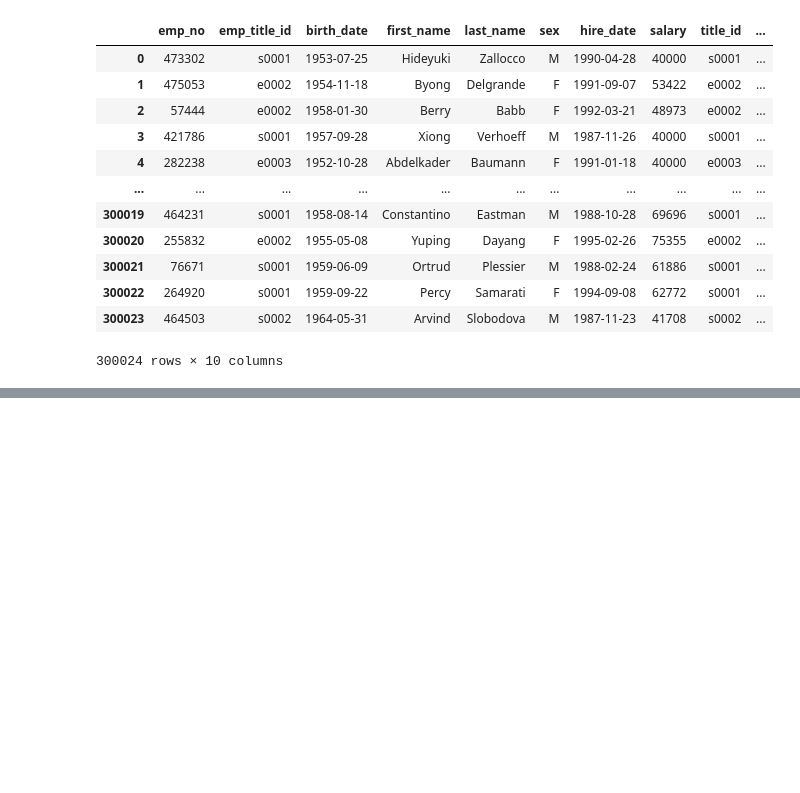
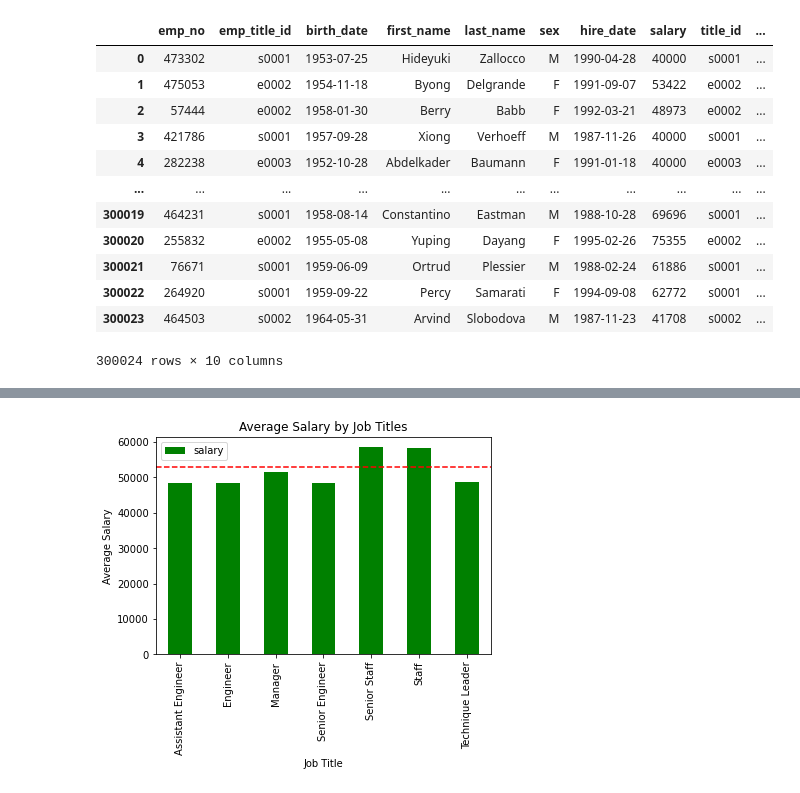
Before and after one commit to mandie021/sql-challenge, a Jupyter notebook: EmployeeNotebook.ipynb, the cells around one changed output, grey strips where cells are left out. Cells and saved outputs as stored; diff of their text form; code cells hidden in the pictures; blank space fills up the shorter version.

```diff
--- a/EmployeeNotebook.ipynb
+++ b/EmployeeNotebook.ipynb
@@ -101,0 +155,4 @@ plt.show()
+# %%
+# bar chart for average salary by title
+salary_title_gb = (employee_file.groupby('title').agg({'salary': 'mean'}))
+salary_title_gb
@@ -102,3 +181,11 @@ plt.show()
 # %%
-##Create a bar chart of average salary by title.
-query_into_pandas = pd.read_sql("SELECT * FROM Salaries INNER JOIN Titles ON Salaries.emp_no = Titles.emp_no", connection)
+salary_title_gb.plot(kind="bar", facecolor= "green")
+plt.xlabel('Job Title')
+plt.ylabel('Average Salary')
+plt.axhline(mean, color = 'r',
+            linestyle = 'dashed')
+# Set a title for the chart
+plt.title("Average Salary by Job Titles")
+plt.show()
+# %% [output]
+[figure, added]
```
Also changed, not shown: parts of 13 cells of this notebook.
